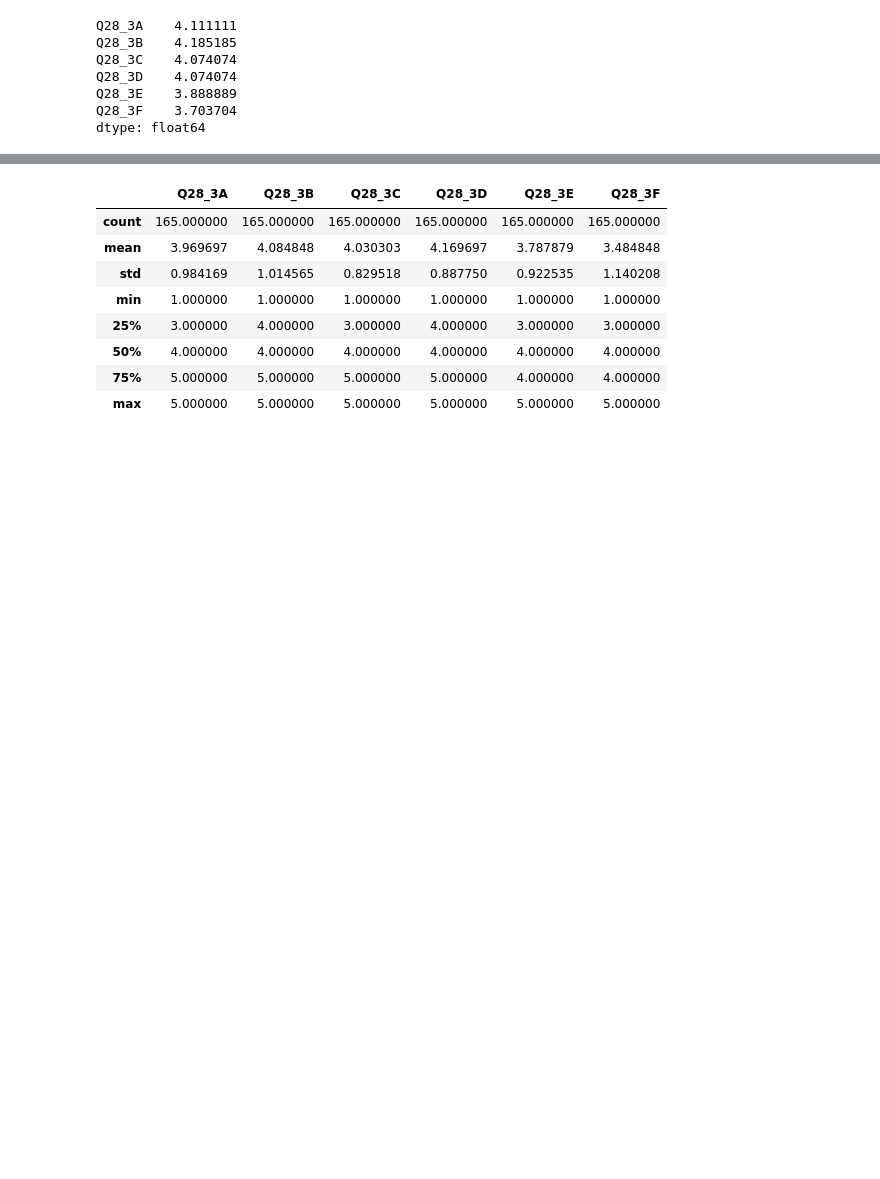
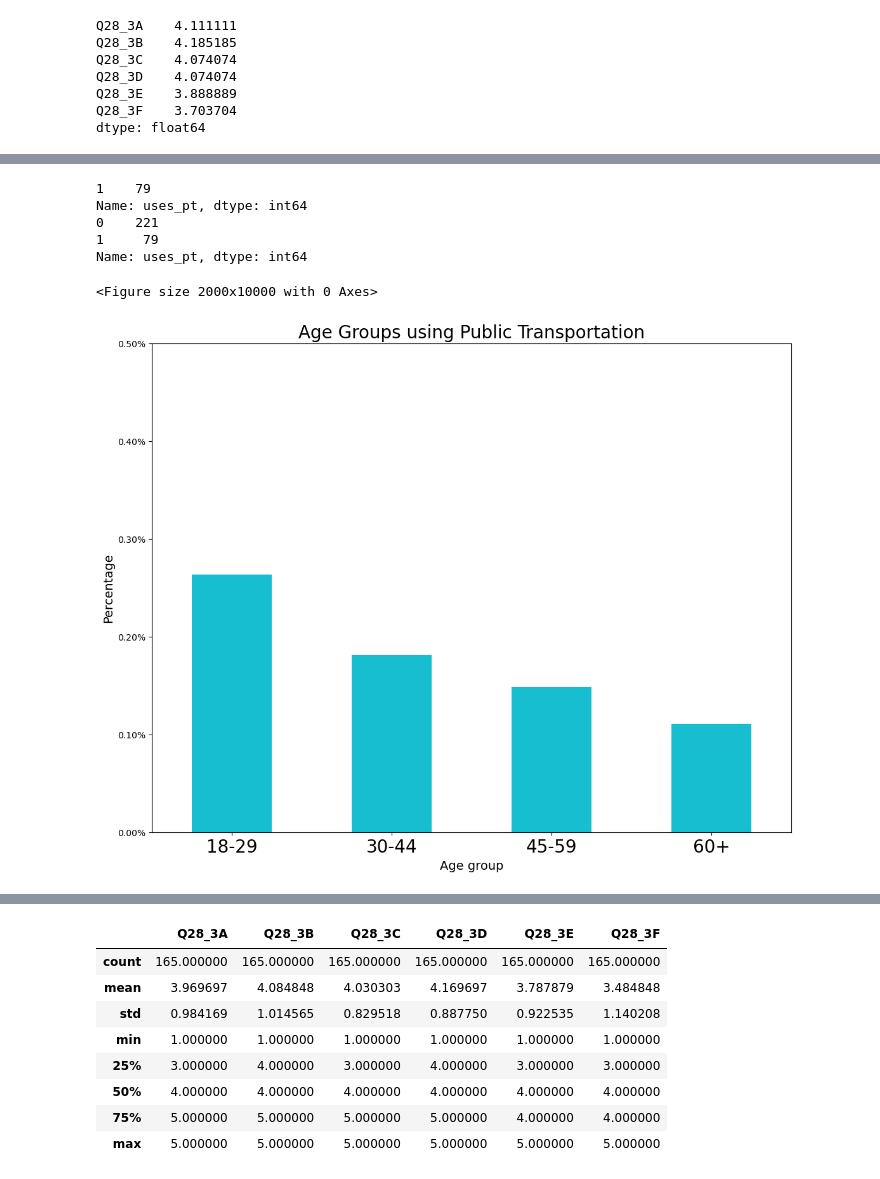
Before and after one commit to matthewasloan95/social-isolation-transportation, a Jupyter notebook: Cleaning-and-EDA.ipynb, the cells around one changed output, grey strips where cells are left out. Cells and saved outputs as stored; diff of their text form; code cells hidden in the pictures; blank space fills up the shorter version.

Commit message:
added new barplot - age groups using pt

```diff
--- a/Cleaning-and-EDA.ipynb
+++ b/Cleaning-and-EDA.ipynb
@@ -439,3 +440,41 @@ plt.show()
+# %%
+# Same as above, but without those who use public transit
+
+# Create bins for each importance factor to seniors and track normalized value counts
+print(df_clean[(df_clean['AGE4']=='18-29') & (df_clean['uses_pt'] == 1)]['uses_pt'].value_counts())
+print(df_clean[df_clean['AGE4']=='18-29']['uses_pt'].value_counts())
+under_30 = df_clean[(df_clean['AGE4']=='18-29') & (df_clean['uses_pt'] == 1)]['uses_pt'].value_counts() / df_clean[df_clean['AGE4']=='18-29']['uses_pt'].value_counts().sum()
+thirty_to_44 = df_clean[(df_clean['AGE4']=='30-44') & (df_clean['uses_pt'] == 1)]['uses_pt'].value_counts() / df_clean[df_clean['AGE4']=='30-44']['uses_pt'].value_counts().sum()
+forty5_to_59 = df_clean[(df_clean['AGE4']=='45-59') & (df_clean['uses_pt'] == 1)]['uses_pt'].value_counts() / df_clean[df_clean['AGE4']=='45-59']['uses_pt'].value_counts().sum()
+seniors = df_clean[(df_clean['AGE4']=='60+') & (df_clean['uses_pt'] == 1)]['uses_pt'].value_counts() / df_clean[df_clean['AGE4']=='60+']['uses_pt'].value_counts().sum()
+
+#Create a new dataframe with all the types of transit modes to visualize
+age_groups = pd.DataFrame([under_30,thirty_to_44,forty5_to_59,seniors])
+
+#Make the graph
+plt.figure(figsize=(20,100))
+ax = age_groups.plot.bar(stacked=False,figsize=(13,10),rot=0,color='tab:cyan')
+
+plt.title('Age Groups using Public Transportation', fontsize=20)
+plt.ylabel('Percentage',fontsize=14)
+plt.xlabel('Age group', fontsize=14)
+ax.set_xticklabels( ('18-29','30-44','45-59','60+') )
+ax.tick_params(axis='x', labelsize=20,rotation=0)
+# remove legend
+ax.get_legend().remove()
+# set y axis limit
+ax.set_ylim([0, 0.5])
+# we also want the y-axis as percentage
+ax.yaxis.set_major_formatter(mtick.PercentFormatter())
+plt.show()
+# %% [output]
+1    79
+Name: uses_pt, dtype: int64
+0    221
+1     79
+Name: uses_pt, dtype: int64
+<Figure size 2000x10000 with 0 Axes>
+[figure, added]
 # %%
 df_clean.groupby('AGE4')['uses_pt'].value_counts().plot(kind='line')
 # %% [output]
```
Also changed, not shown: parts of 4 cells of this notebook, 1 other file.
